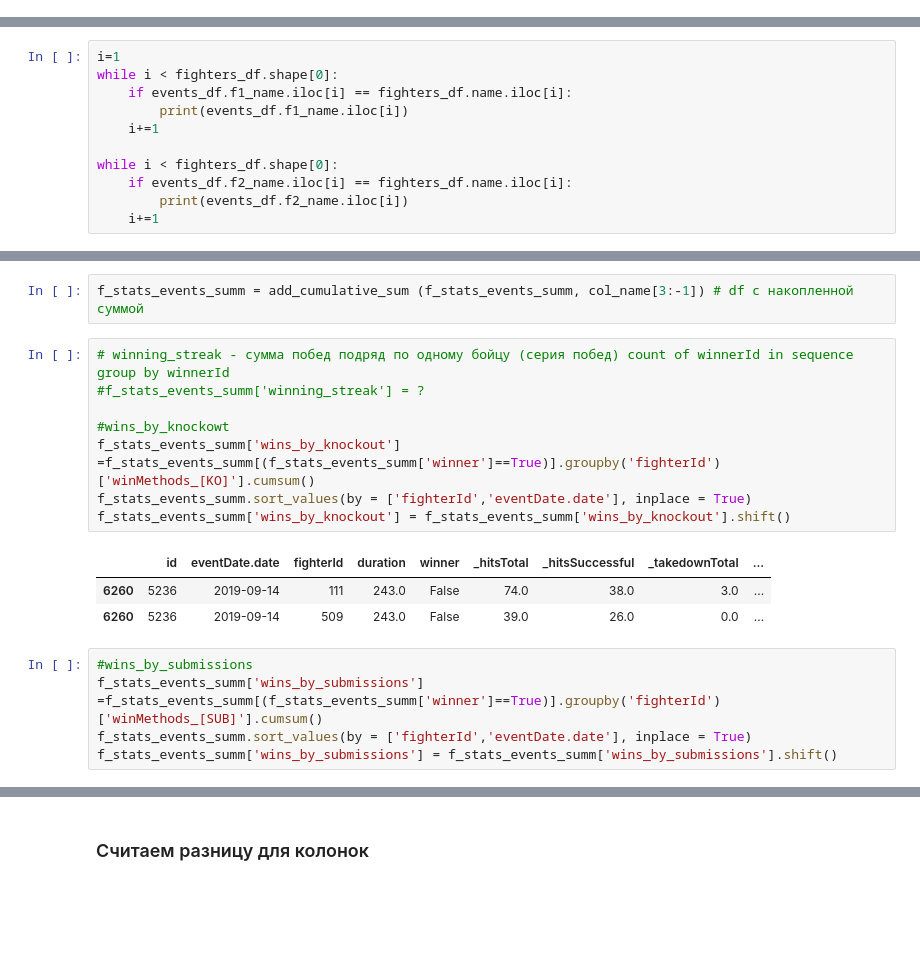
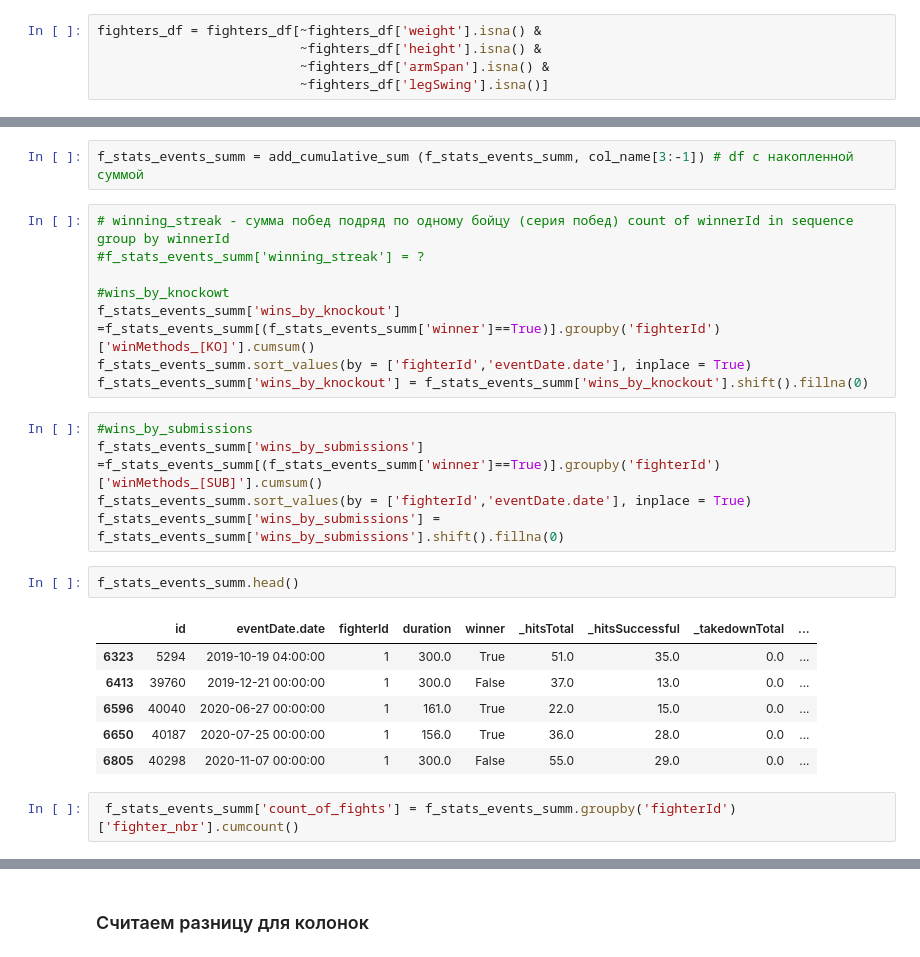
Before and after one commit to ramory-l/DeepOverfitting, a Jupyter notebook: DeepOverfitting.ipynb, the cells around one changed output, grey strips where cells are left out. Cells and saved outputs as stored; diff of their text form; blank space fills up the shorter version.

```diff
--- a/DeepOverfitting.ipynb
+++ b/DeepOverfitting.ipynb
@@ -170,2 +156,7 @@ AttributeError: AttributeError: 'DataFrame' object has no attribute 'fighterId'
+# %%
+fighters_df = fighters_df[~fighters_df['weight'].isna() &
+                          ~fighters_df['height'].isna() &
+                          ~fighters_df['armSpan'].isna() &
+                          ~fighters_df['legSwing'].isna()]
 # %% [markdown]
 ### Замена пустых значений роста на размах рук
@@ -198,11 +162,0 @@ fighters_df.head()
-# %%
-i=1
-while i < fighters_df.shape[0]:
-    if events_df.f1_name.iloc[i] == fighters_df.name.iloc[i]:
-        print(events_df.f1_name.iloc[i])
-    i+=1
-
-while i < fighters_df.shape[0]:
-    if events_df.f2_name.iloc[i] == fighters_df.name.iloc[i]:
-        print(events_df.f2_name.iloc[i])
-    i+=1
@@ -509,16 +535,23 @@ f_stats_events_summ = add_cumulative_sum (f_stats_events_summ, col_name[3:-1]) #
 #wins_by_knockowt
 f_stats_events_summ['wins_by_knockout'] =f_stats_events_summ[(f_stats_events_summ['winner']==True)].groupby('fighterId')['winMethods_[KO]'].cumsum()
 f_stats_events_summ.sort_values(by = ['fighterId','eventDate.date'], inplace = True)
-f_stats_events_summ['wins_by_knockout'] = f_stats_events_summ['wins_by_knockout'].shift()
+f_stats_events_summ['wins_by_knockout'] = f_stats_events_summ['wins_by_knockout'].shift().fillna(0)
-# %% [output]
-|  | id | eventDate.date | fighterId | duration | winner | _hitsTotal | _hitsSuccessful | _takedownTotal | ... |
-| 6260 | 5236 | 2019-09-14 | 111 | 243.0 | False | 74.0 | 38.0 | 3.0 | ... |
-| 6260 | 5236 | 2019-09-14 | 509 | 243.0 | False | 39.0 | 26.0 | 0.0 | ... |
 # %%
 #wins_by_submissions
 f_stats_events_summ['wins_by_submissions'] =f_stats_events_summ[(f_stats_events_summ['winner']==True)].groupby('fighterId')['winMethods_[SUB]'].cumsum()
 f_stats_events_summ.sort_values(by = ['fighterId','eventDate.date'], inplace = True)
-f_stats_events_summ['wins_by_submissions'] = f_stats_events_summ['wins_by_submissions'].shift()
+f_stats_events_summ['wins_by_submissions'] = f_stats_events_summ['wins_by_submissions'].shift().fillna(0)
+# %%
+f_stats_events_summ.head()
+# %% [output]
+|  | id | eventDate.date | fighterId | duration | winner | _hitsTotal | _hitsSuccessful | _takedownTotal | ... |
+| 6323 | 5294 | 2019-10-19 04:00:00 | 1 | 300.0 | True | 51.0 | 35.0 | 0.0 | ... |
+| 6413 | 39760 | 2019-12-21 00:00:00 | 1 | 300.0 | False | 37.0 | 13.0 | 0.0 | ... |
+| 6596 | 40040 | 2020-06-27 00:00:00 | 1 | 161.0 | True | 22.0 | 15.0 | 0.0 | ... |
+| 6650 | 40187 | 2020-07-25 00:00:00 | 1 | 156.0 | True | 36.0 | 28.0 | 0.0 | ... |
+| 6805 | 40298 | 2020-11-07 00:00:00 | 1 | 300.0 | False | 55.0 | 29.0 | 0.0 | ... |
+# %%
+ f_stats_events_summ['count_of_fights'] = f_stats_events_summ.groupby('fighterId')['fighter_nbr'].cumcount()
 # %%
 
 #striking_accuracy
```
Also changed, not shown: parts of 60 cells of this notebook.
